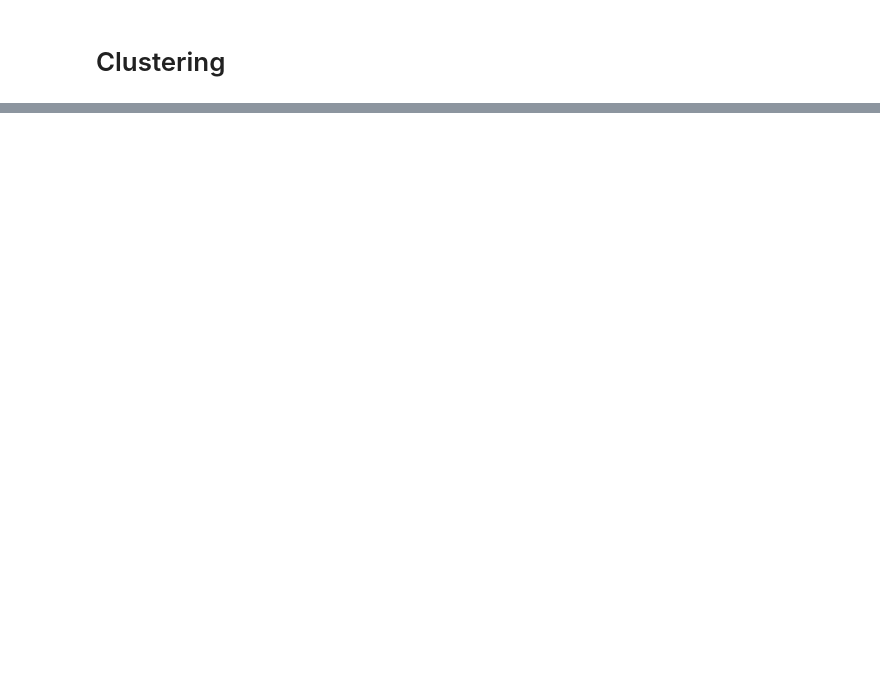
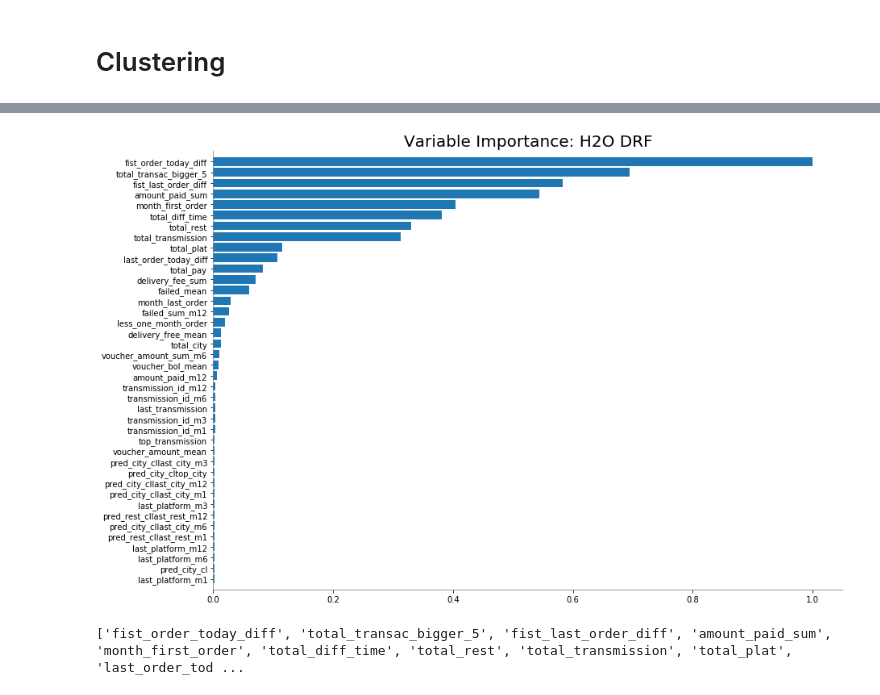
Before and after one commit to kaueserra/Delivery-hero-challenge, a Jupyter notebook: Notebooks/2.Feature_Eng_DH-checkpoint.ipynb, the cells around one changed output, grey strips where cells are left out. Cells and saved outputs as stored; diff of their text form; code cells hidden in the pictures; blank space fills up the shorter version.

Commit message:
Finalize and test possible models

```diff
--- a/Notebooks/2.Feature_Eng_DH-checkpoint.ipynb
+++ b/Notebooks/2.Feature_Eng_DH-checkpoint.ipynb
@@ -361 +590,3 @@ ds_agg_cust.head()
+# %%
+ds_raw = pd.merge(ds_raw,ds2,how='left',left_index=True,right_on='customer_id').set_index('customer_id')
 # %%
@@ -411,0 +632,8 @@ Name: last_m6, Length: 245455, dtype: datetime64[ns]
+# %%
+
+y= 'is_returning_customer'
+X = list(ds_raw.drop('is_returning_customer',axis=1).columns)
+
+hf_all_raw = h2o.H2OFrame(ds_raw)
+
+hf_all_raw['is_returning_customer'] = hf_all_raw['is_returning_customer'].asfactor()
@@ -411,0 +642,22 @@ Name: last_m6, Length: 245455, dtype: datetime64[ns]
+# %%
+
+
+train, valid = hf_all_raw.split_frame(ratios=[.8], seed=1234)
+
+clf = H2ORandomForestEstimator(ntrees=1000,
+                                    max_depth=5,
+                                    min_rows=10,stopping_metric='AUCPR')
+# %%
+# Train classifier, delete train data afterwards
+clf.train(x=X,
+               y=y,
+               training_frame=train,
+               validation_frame=valid )
+
+perf = clf.model_performance()
+
+print(perf)
+# Generate predictions on a validation set (if necessary):
+pred = clf.predict(valid)
+
+print(pred)
@@ -411,0 +731,12 @@ Name: last_m6, Length: 245455, dtype: datetime64[ns]
+# %%
+clf.varimp_plot(num_of_features =40)
+# %% [output]
+[figure, added]
+# %%
+# TAke the features that contributes for at least 0.1%
+
+x = clf.varimp(use_pandas=True)
+
+print(list(x[x.percentage > 0.001]['variable']))
+# %% [output]
+['fist_order_today_diff', 'total_transac_bigger_5', 'fist_last_order_diff', 'amount_paid_sum', 'month_first_order', 'total_diff_time', 'total_rest', 'total_transmission', 'total_plat', 'last_order_tod ...
```
Also changed, not shown: parts of 50 cells of this notebook.
